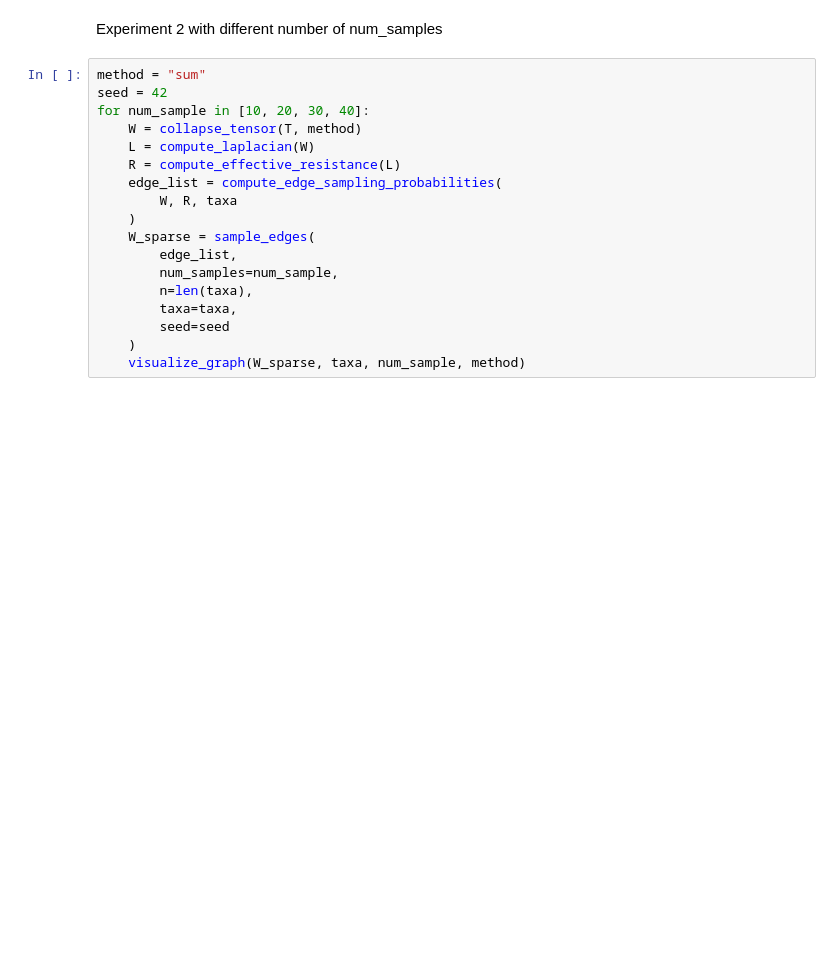
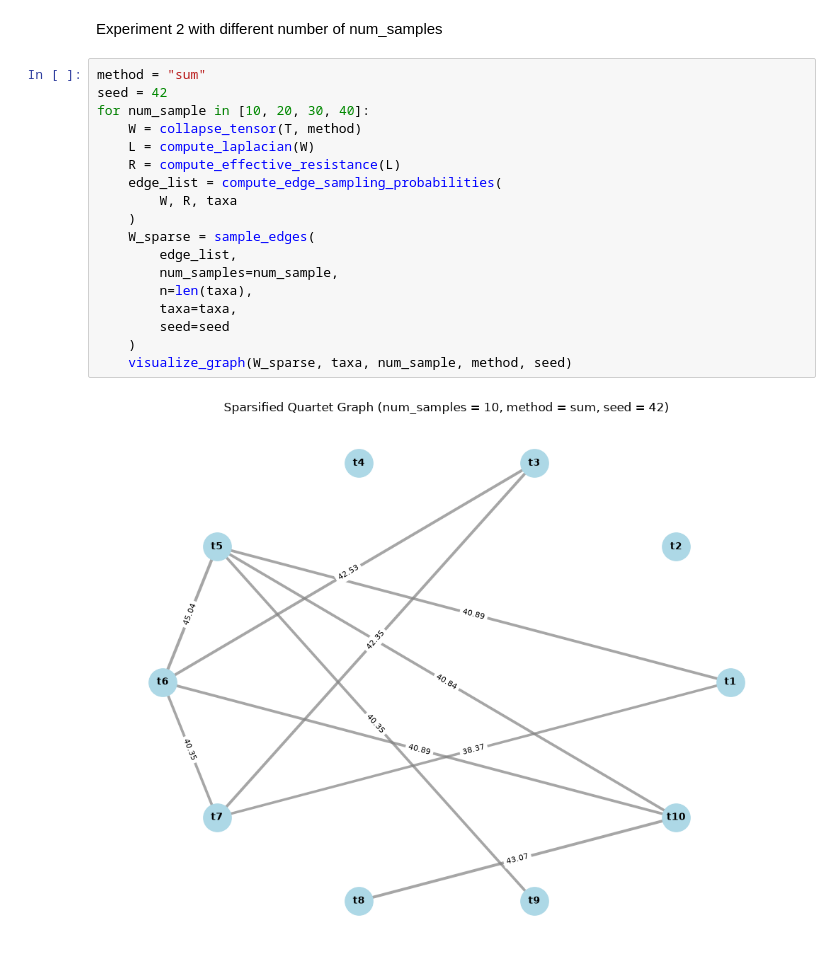
Before and after one commit to solislemuslab/phylo-tensor, a Jupyter notebook: initial_experiments/new_experiment.ipynb, the cells around one changed output. Saved outputs shown, nothing was run; the diff lists cells and outputs as text; blank space fills up the shorter version.

```diff
--- a/initial_experiments/new_experiment.ipynb
+++ b/initial_experiments/new_experiment.ipynb
@@ -36,18 +45,20 @@ Experiment 2 with different number of num_samples
 # %%
 method = "sum"
 seed = 42
 for num_sample in [10, 20, 30, 40]:
     W = collapse_tensor(T, method)
     L = compute_laplacian(W)
     R = compute_effective_resistance(L)
     edge_list = compute_edge_sampling_probabilities(
         W, R, taxa
     )
     W_sparse = sample_edges(
         edge_list,
         num_samples=num_sample,
         n=len(taxa),
         taxa=taxa,
         seed=seed
     )
-    visualize_graph(W_sparse, taxa, num_sample, method)
+    visualize_graph(W_sparse, taxa, num_sample, method, seed)
+# %% [output]
+[figure, added]
```
Also changed, not shown: parts of 3 cells of this notebook, 5 other files.
